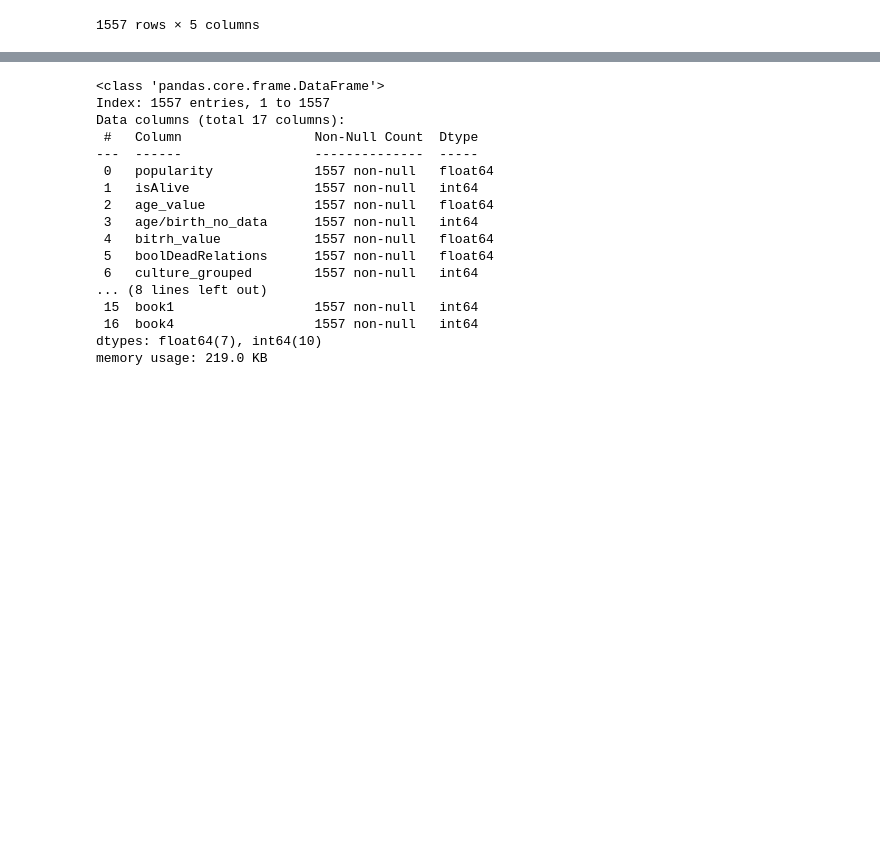
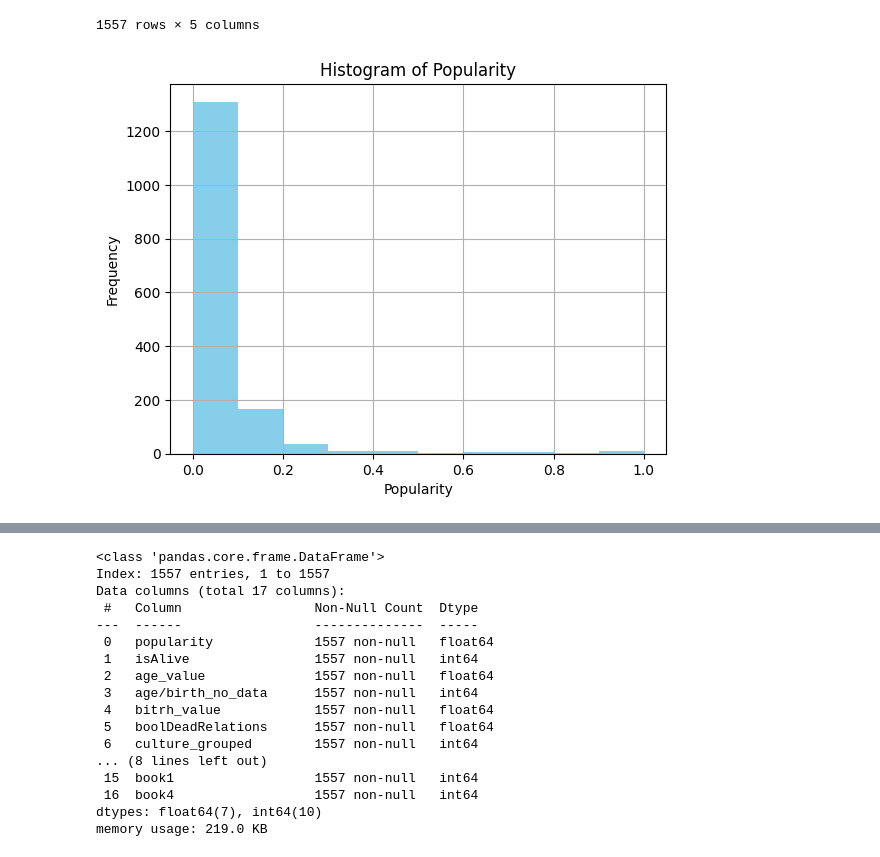
Before and after one commit to EvADarya/Data_processing-DLS-, a Jupyter notebook: DL_1_1.ipynb, the cells around one changed output, grey strips where cells are left out. Drawn from its saved outputs; the diff is of its cells as text; code cells hidden in the pictures; blank space fills up the shorter version.

```diff
--- a/DL_1_1.ipynb
+++ b/DL_1_1.ipynb
@@ -227,6 +226,14 @@ numerical_features
 | 1556 | 22.0 | 0 | 0.270903 | 1 | 283.0 |
 | 1557 | 12.0 | 0 | 0.046823 | 0 | 264.0 |
 1557 rows × 5 columns
+# %%
+numerical_features['popularity'].hist(color = 'skyblue')
+plt.title('Histogram of Popularity')
+plt.xlabel('Popularity')
+plt.ylabel('Frequency')
+plt.show()
+# %% [output]
+[figure, added]
 # %%
 numerical_features['age_value'] = [0 if np.isnan(x) else x for x in numerical_features['age']]
 numerical_features['age/birth_no_data'] = [1 if np.isnan(x) else 0 for x in numerical_features['age']]
```
Also changed, not shown: parts of 16 cells of this notebook.
